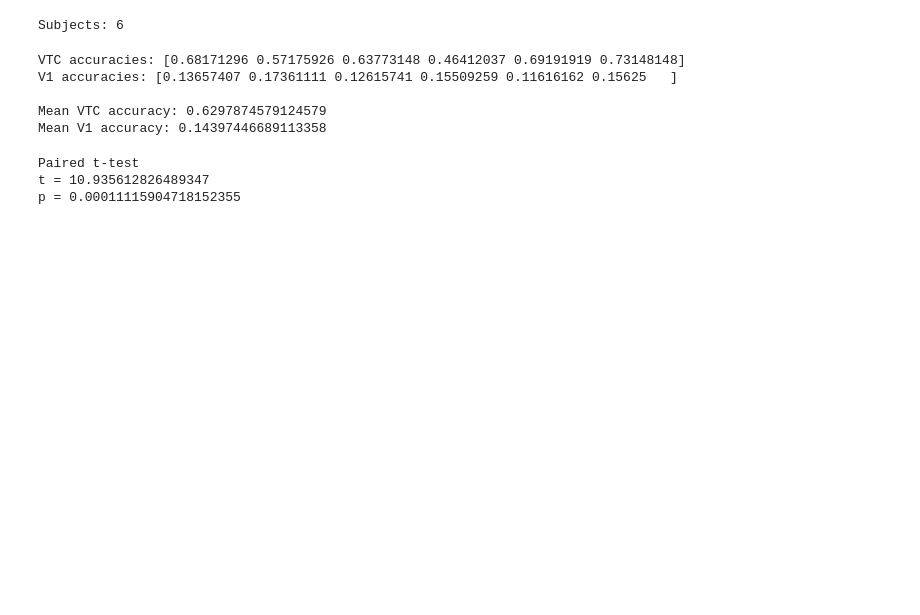
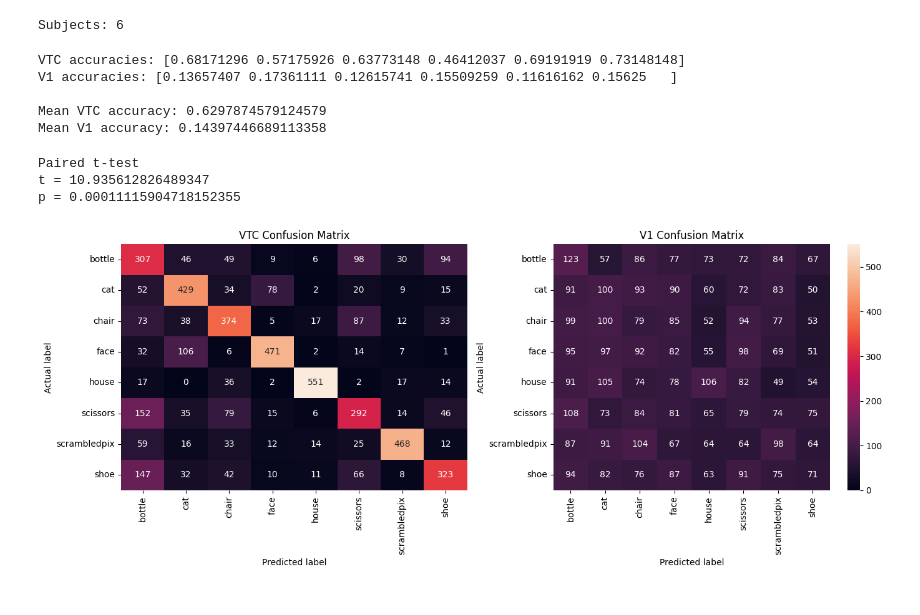
Before and after one commit to HeleenVanAsselt/cmn_project_2_fMRI_dataset, a Jupyter notebook: fMRI_classification.ipynb, the cells around one changed output. Drawn from its saved outputs; the diff is of its cells as text; code cells hidden in the pictures; blank space fills up the shorter version.

Commit message:
confusion matrix and barplot added

```diff
--- a/fMRI_classification.ipynb
+++ b/fMRI_classification.ipynb
@@ -115,3 +173,56 @@ print("p =", p_value)
 Paired t-test
 t = 10.935612826489347
 p = 0.00011115904718152355
+# %%
+labels_unique = np.unique(y_true_vtc_all)
+
+cm_vtc = confusion_matrix(y_true_vtc_all, y_pred_vtc_all, labels=labels_unique)
+cm_v1 = confusion_matrix(y_true_v1_all, y_pred_v1_all, labels=labels_unique)
+
+vmin = 0
+vmax = max(cm_vtc.max(), cm_v1.max())
+
+fig, axes = plt.subplots(1, 2, figsize=(14, 6))
+
+# --- VTC confusion matrix ---
+sns.heatmap(
+    cm_vtc,
+    ax=axes[0],
+    annot=True,
+    fmt="d",
+    xticklabels=labels_unique,
+    yticklabels=labels_unique,
+    vmin=vmin,
+    vmax=vmax,
+    cbar=False
+)
+axes[0].set_title("VTC Confusion Matrix")
+axes[0].set_xlabel("Predicted label")
+axes[0].set_ylabel("Actual label")
+
+# --- V1 confusion matrix ---
+sns.heatmap(
+    cm_v1,
+    ax=axes[1],
+    annot=True,
+    fmt="d",
+    xticklabels=labels_unique,
+    yticklabels=labels_unique,
+    vmin=vmin,
+    vmax=vmax,
+    cbar=True
+)
+axes[1].set_title("V1 Confusion Matrix")
+axes[1].set_xlabel("Predicted label")
+axes[1].set_ylabel("Actual label")
+
+fig.legend(
+    loc="lower center",
+    ncol=2,
+    frameon=False
+)
+
+plt.tight_layout(rect=[0, 0.05, 1, 1])
+plt.show()
+# %% [output]
+[figure, added]
```
Also changed, not shown: parts of 3 cells of this notebook, 1 other file.
